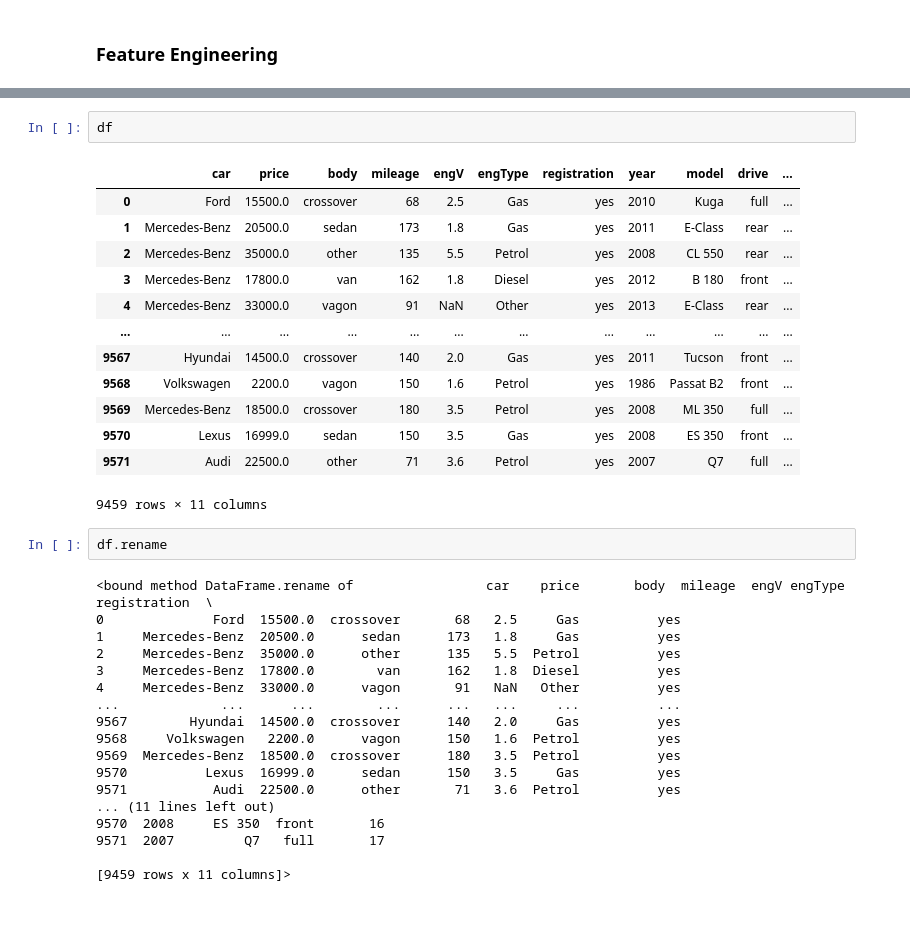
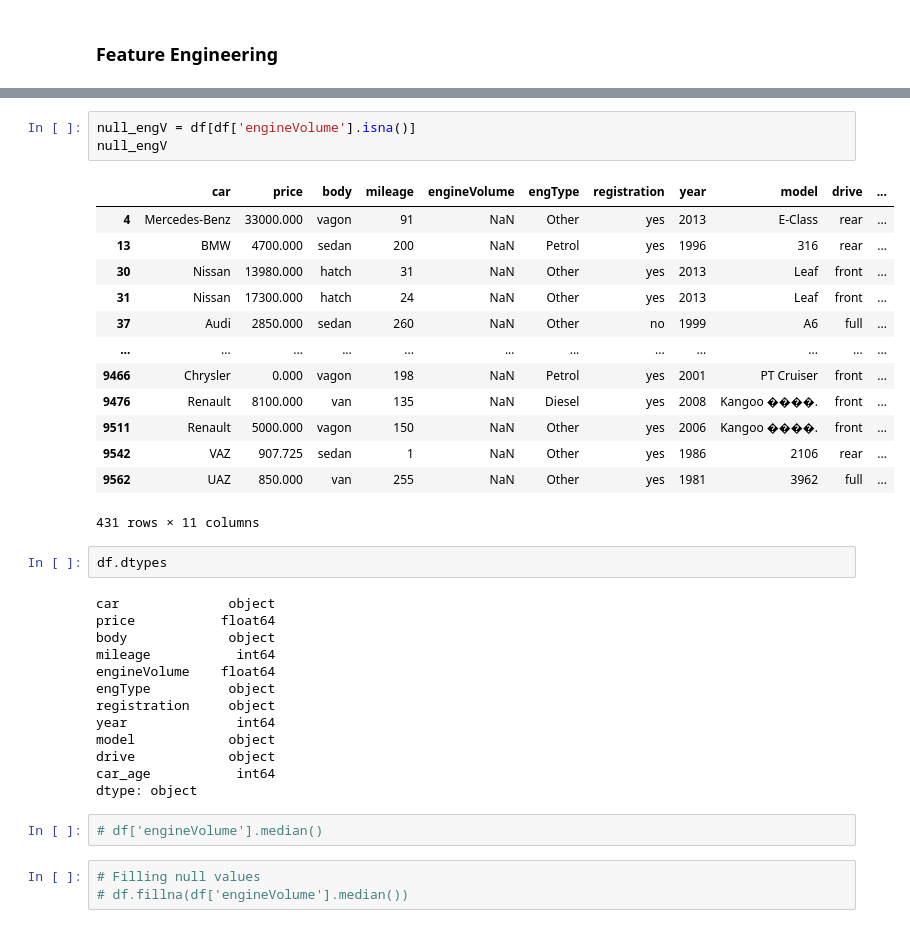
Before and after one commit to chemutai254/ML_Projects, a Jupyter notebook: EDA/SoranAutomobiles.ipynb, the cells around one changed output, grey strips where cells are left out. Cells and saved outputs as stored; diff of their text form.

```diff
--- a/EDA/SoranAutomobiles.ipynb
+++ b/EDA/SoranAutomobiles.ipynb
@@ -167,36 +258,37 @@ df['car_age'] = (datetime.datetime.now().year) - df['year']
+# %%
+null_engV = df[df['engineVolume'].isna()]
+null_engV
+# %% [output]
+|  | car | price | body | mileage | engineVolume | engType | registration | year | model | drive | ... |
+| 4 | Mercedes-Benz | 33000.000 | vagon | 91 | NaN | Other | yes | 2013 | E-Class | rear | ... |
+| 13 | BMW | 4700.000 | sedan | 200 | NaN | Petrol | yes | 1996 | 316 | rear | ... |
+| 30 | Nissan | 13980.000 | hatch | 31 | NaN | Other | yes | 2013 | Leaf | front | ... |
+| 31 | Nissan | 17300.000 | hatch | 24 | NaN | Other | yes | 2013 | Leaf | front | ... |
+| 37 | Audi | 2850.000 | sedan | 260 | NaN | Other | no | 1999 | A6 | full | ... |
+| ... | ... | ... | ... | ... | ... | ... | ... | ... | ... | ... | ... |
+| 9466 | Chrysler | 0.000 | vagon | 198 | NaN | Petrol | yes | 2001 | PT Cruiser | front | ... |
+| 9476 | Renault | 8100.000 | van | 135 | NaN | Diesel | yes | 2008 | Kangoo ����. | front | ... |
+| 9511 | Renault | 5000.000 | vagon | 150 | NaN | Other | yes | 2006 | Kangoo ����. | front | ... |
+| 9542 | VAZ | 907.725 | sedan | 1 | NaN | Other | yes | 1986 | 2106 | rear | ... |
+| 9562 | UAZ | 850.000 | van | 255 | NaN | Other | yes | 1981 | 3962 | full | ... |
+431 rows × 11 columns
 # %%
-df
+df.dtypes
 # %% [output]
-|  | car | price | body | mileage | engV | engType | registration | year | model | drive | ... |
-| 0 | Ford | 15500.0 | crossover | 68 | 2.5 | Gas | yes | 2010 | Kuga | full | ... |
-| 1 | Mercedes-Benz | 20500.0 | sedan | 173 | 1.8 | Gas | yes | 2011 | E-Class | rear | ... |
-| 2 | Mercedes-Benz | 35000.0 | other | 135 | 5.5 | Petrol | yes | 2008 | CL 550 | rear | ... |
-| 3 | Mercedes-Benz | 17800.0 | van | 162 | 1.8 | Diesel | yes | 2012 | B 180 | front | ... |
-| 4 | Mercedes-Benz | 33000.0 | vagon | 91 | NaN | Other | yes | 2013 | E-Class | rear | ... |
-| ... | ... | ... | ... | ... | ... | ... | ... | ... | ... | ... | ... |
-| 9567 | Hyundai | 14500.0 | crossover | 140 | 2.0 | Gas | yes | 2011 | Tucson | front | ... |
-| 9568 | Volkswagen | 2200.0 | vagon | 150 | 1.6 | Petrol | yes | 1986 | Passat B2 | front | ... |
-| 9569 | Mercedes-Benz | 18500.0 | crossover | 180 | 3.5 | Petrol | yes | 2008 | ML 350 | full | ... |
-| 9570 | Lexus | 16999.0 | sedan | 150 | 3.5 | Gas | yes | 2008 | ES 350 | front | ... |
-| 9571 | Audi | 22500.0 | other | 71 | 3.6 | Petrol | yes | 2007 | Q7 | full | ... |
-9459 rows × 11 columns
+car              object
+price           float64
+body             object
+mileage           int64
+engineVolume    float64
+engType          object
+registration     object
+year              int64
+model            object
+drive            object
+car_age           int64
+dtype: object
-# %%
-df.rename
-# %% [output]
-<bound method DataFrame.rename of                 car    price       body  mileage  engV engType registration  \
-0              Ford  15500.0  crossover       68   2.5     Gas          yes
-1     Mercedes-Benz  20500.0      sedan      173   1.8     Gas          yes
-2     Mercedes-Benz  35000.0      other      135   5.5  Petrol          yes
-3     Mercedes-Benz  17800.0        van      162   1.8  Diesel          yes
-4     Mercedes-Benz  33000.0      vagon       91   NaN   Other          yes
-...             ...      ...        ...      ...   ...     ...          ...
-9567        Hyundai  14500.0  crossover      140   2.0     Gas          yes
-9568     Volkswagen   2200.0      vagon      150   1.6  Petrol          yes
-9569  Mercedes-Benz  18500.0  crossover      180   3.5  Petrol          yes
-9570          Lexus  16999.0      sedan      150   3.5     Gas          yes
-9571           Audi  22500.0      other       71   3.6  Petrol          yes
-... (11 lines left out)
-9570  2008     ES 350  front       16
-9571  2007         Q7   full       17
-
-[9459 rows x 11 columns]>
+# %%
+# df['engineVolume'].median()
+# %%
+# Filling null values
+# df.fillna(df['engineVolume'].median())
```
Also changed, not shown: parts of 22 cells of this notebook, 1 other file.
